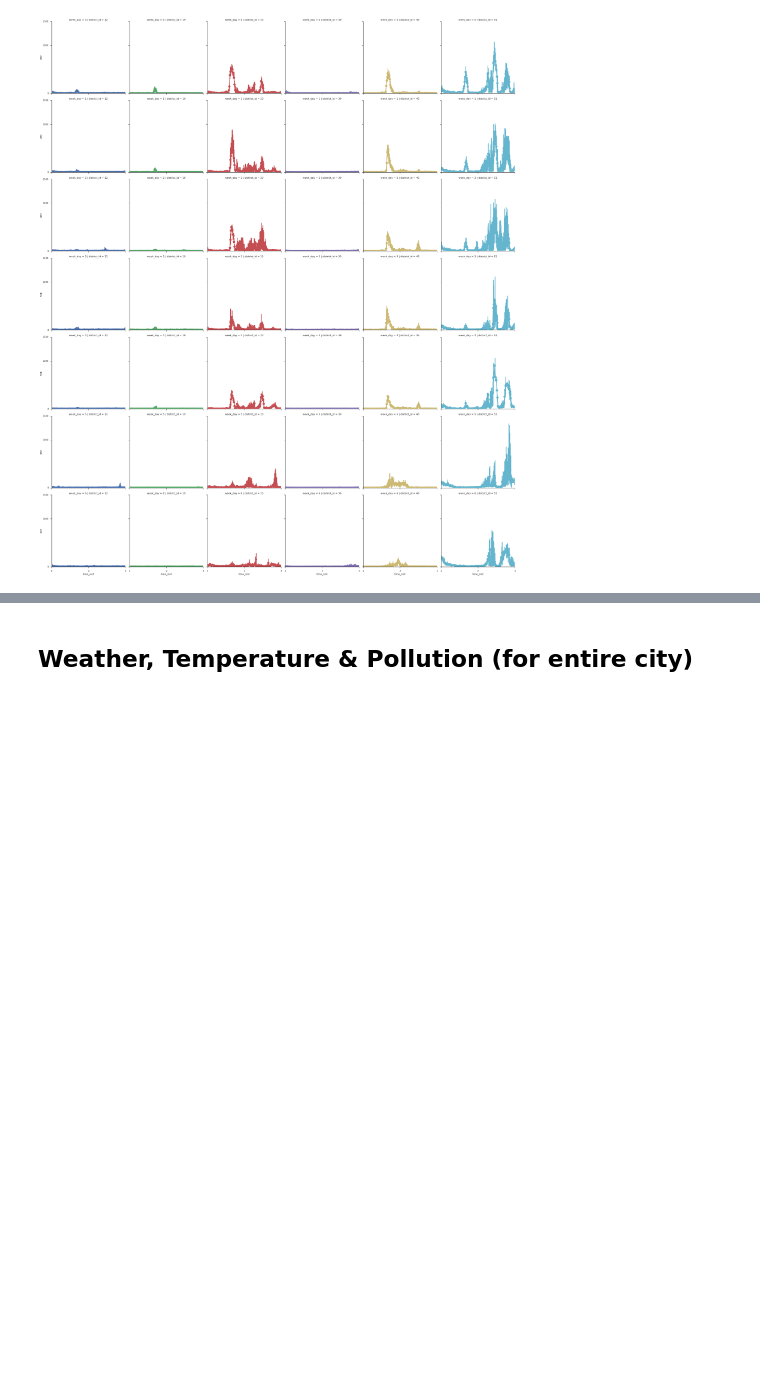
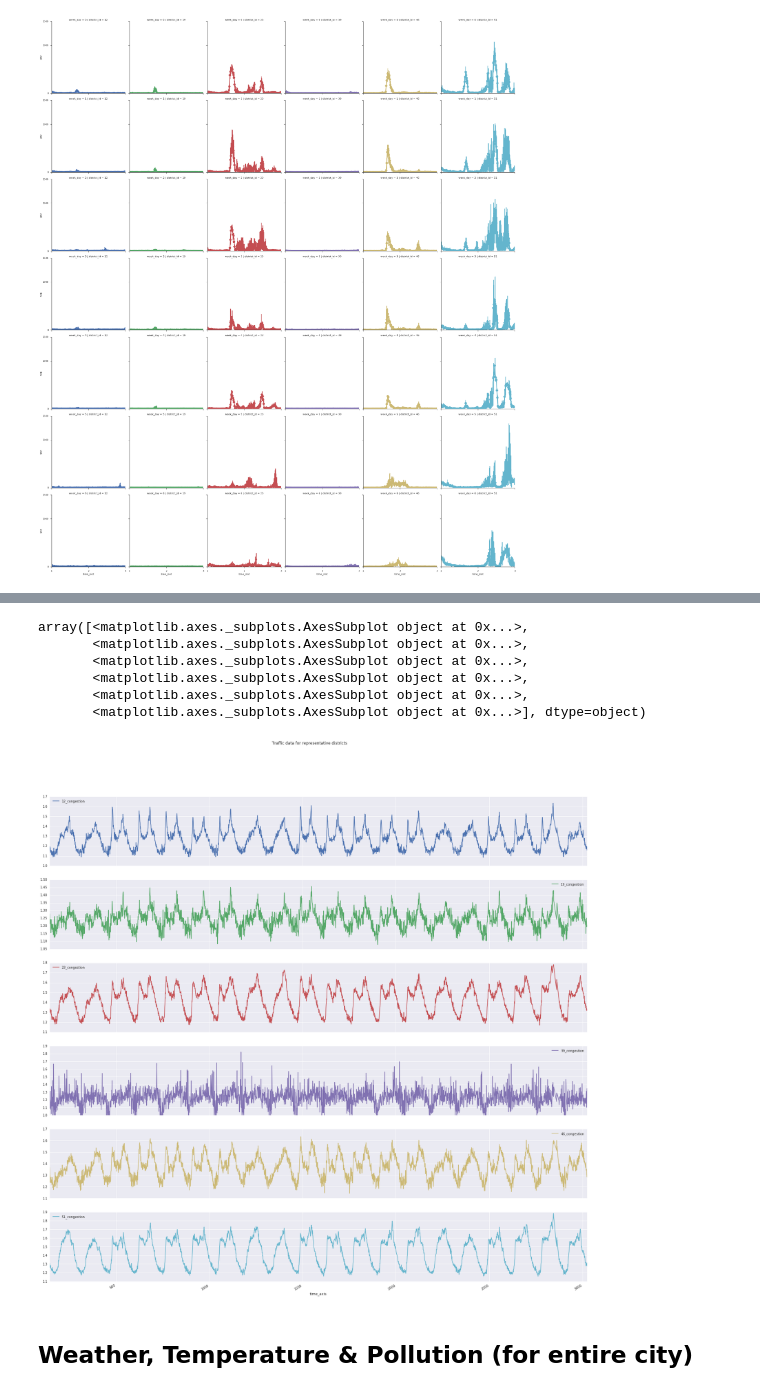
Before and after one commit to rvishakh/udacity, a Jupyter notebook: MLND/capstone/didi/capstone.ipynb, the cells around one changed output, grey strips where cells are left out. Drawn from its saved outputs; the diff is of its cells as text; code cells hidden in the pictures; blank space fills up the shorter version.

Commit message:
Traffic plots for rep districts

```diff
--- a/MLND/capstone/didi/capstone.ipynb
+++ b/MLND/capstone/didi/capstone.ipynb
@@ -668,0 +671,12 @@ Demand Supply Gap Plots
+# %%
+traffic_plot = plot_set[(plot_set['district_id'].isin(rep_dists))]
+traffic_plot['time_axis'] = traffic_plot.apply(time_axisdf, axis=1)
+traffic_plot = traffic_plot[['time_axis', 'congestion', 'district_id']]
+traffic_plot.set_index('time_axis', inplace=True)
+
+# Create separate columns with con
+for dist in rep_dists:
+    traffic_plot[str(dist) + '_congestion'] = traffic_plot[(traffic_plot.district_id == dist)]['congestion']
+
+traffic_plot.drop(['district_id', 'congestion'], axis=1, inplace=True)
+traffic_plot.drop_duplicates(inplace=True)
@@ -669,3 +695,14 @@ Demand Supply Gap Plots
+# %%
+traffic_plot.plot(subplots=True, grid=True, fontsize=10, figsize=(30,30),
+                  title='Traffic data for representative districts')
+# %% [output]
+array([<matplotlib.axes._subplots.AxesSubplot object at 0x...>,
+       <matplotlib.axes._subplots.AxesSubplot object at 0x...>,
+       <matplotlib.axes._subplots.AxesSubplot object at 0x...>,
+       <matplotlib.axes._subplots.AxesSubplot object at 0x...>,
+       <matplotlib.axes._subplots.AxesSubplot object at 0x...>,
+       <matplotlib.axes._subplots.AxesSubplot object at 0x...>], dtype=object)
+[figure, added]
 # %% [markdown]
 ## Weather, Temperature & Pollution (for entire city)
 # %%
```
Also changed, not shown: parts of 3 cells of this notebook.
